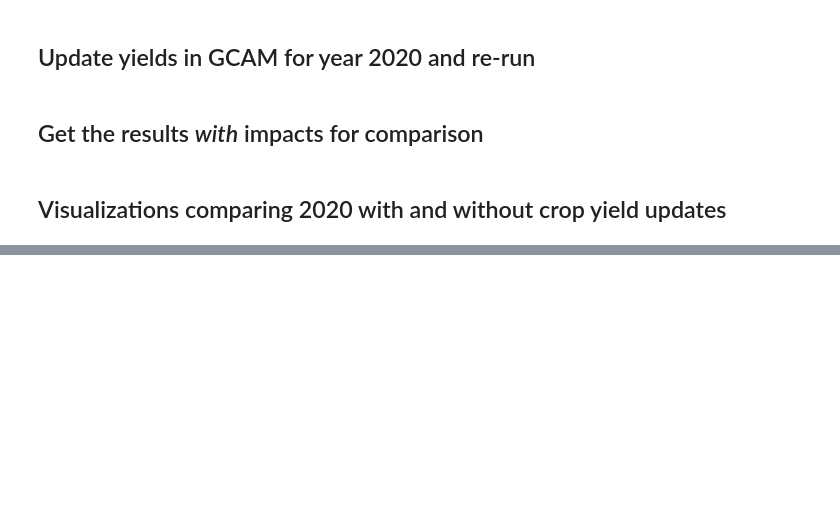
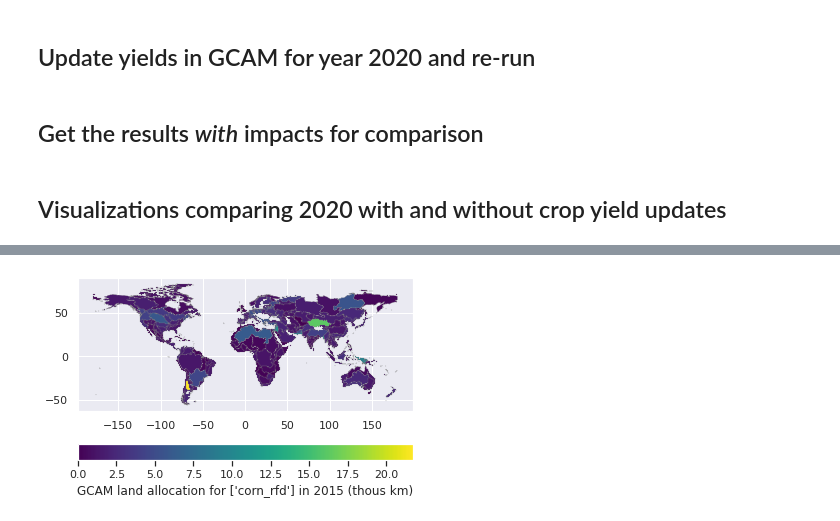
Before and after one commit to JGCRI/gcam_demeter_clinic, a Jupyter notebook: notebooks/gcam_demeter_demo.ipynb, the cells around one changed output, grey strips where cells are left out. Cells and saved outputs as stored; diff of their text form; code cells hidden in the pictures; blank space fills up the shorter version.

```diff
--- a/notebooks/gcam_demeter_demo.ipynb
+++ b/notebooks/gcam_demeter_demo.ipynb
@@ -311,0 +411,7 @@ dom_price_comp = bar_diff(dom_prices_diff, "diff_rel")
+# %%
+#yield_formater = demeter.FormatGcamDataFrame(yields, start_year=2015, through_year=2015)
+#yield_formater.GCAM_LANDALLOC_FIELD = 'yield'
+#yield_formater.GCAM_NODES_FIELD = 'technology'
+#yields_plotdf = yield_formater.format_land_data()
+yields_plotdf = demeter.format_gcam_data(df=yields, start_year=2015, through_year=2015, gcam_landalloc_field="yield", gcam_nodes_field="technology")
+yields_plotdf.head()
@@ -311,0 +450,9 @@ dom_price_comp = bar_diff(dom_prices_diff, "diff_rel")
+# %%
+yields_plotdf_sub = yields_plotdf.query('landclass == "Corn_RFD"')
+agg_df = im3vis.plot_gcam_basin(yields_plotdf_sub.copy(),
+                                target_year='2015',
+                                landclass_list=['corn_rfd'],
+                                setting='crop_yield',
+                                scope='global')
+# %% [output]
+[figure, added]
```
Also changed, not shown: parts of 19 cells of this notebook.
